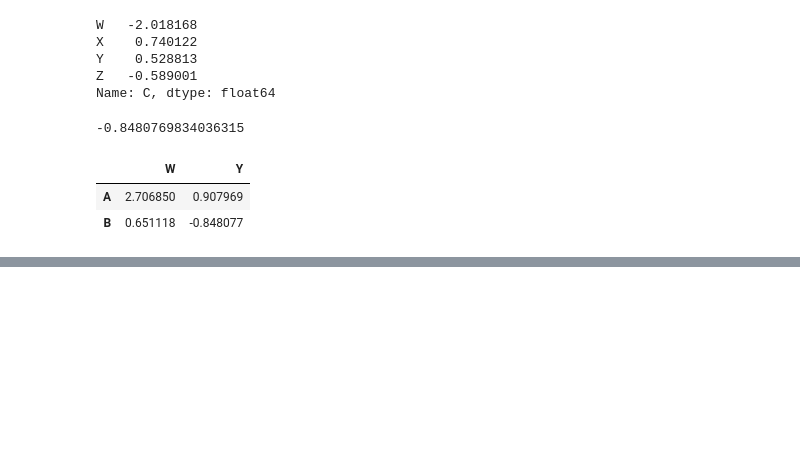
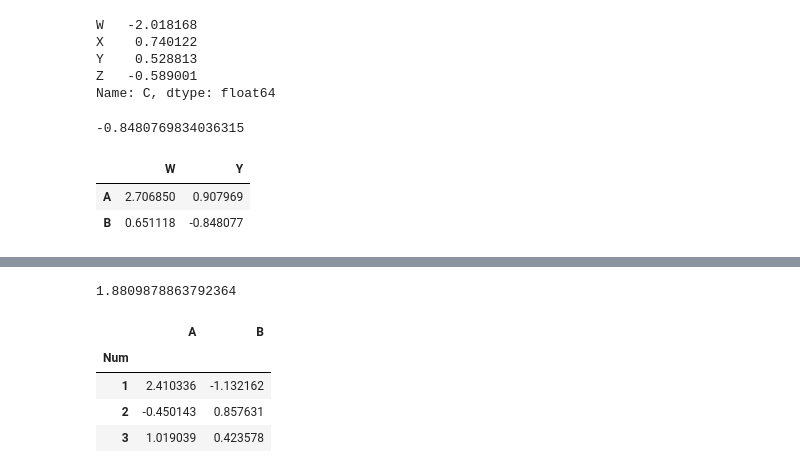
Before and after one commit to JoseArnel/code, a Jupyter notebook: DataScience&MachineLearning/03-Python-for-Data-Analysis-Pandas/DataFrames - 03.ipynb, the cells around one changed output, grey strips where cells are left out. Drawn from its saved outputs; the diff is of its cells as text; code cells hidden in the pictures; blank space fills up the shorter version.

```diff
--- a/DataScience&MachineLearning/03-Python-for-Data-Analysis-Pandas/DataFrames - 03.ipynb
+++ b/DataScience&MachineLearning/03-Python-for-Data-Analysis-Pandas/DataFrames - 03.ipynb
@@ -243,0 +278,6 @@ newind = 'CA NY WY OR CO'.split()
+# %%
+# Index Levels
+outside = ['G1','G1','G1','G2','G2','G2']
+inside = [1,2,3,1,2,3]
+hier_index = list(zip(outside,inside))
+hier_index = pd.MultiIndex.from_tuples(hier_index)
@@ -243,0 +294,2 @@ newind = 'CA NY WY OR CO'.split()
+# %%
+df = pd.DataFrame(randn(6,2), hier_index,['A','B'])
@@ -243,0 +302,2 @@ newind = 'CA NY WY OR CO'.split()
+# %%
+df.index.names = ['Groups','Num']
@@ -243,0 +315,12 @@ newind = 'CA NY WY OR CO'.split()
+# %%
+df.loc['G2'].loc[2]['B']
+# %% [output]
+1.8809878863792364
+# %%
+df.xs('G1')
+# %% [output]
+|  | A | B |
+| Num |  |  |
+| 1 | 2.410336 | -1.132162 |
+| 2 | -0.450143 | 0.857631 |
+| 3 | 1.019039 | 0.423578 |
```
Also changed, not shown: parts of 39 cells of this notebook.
